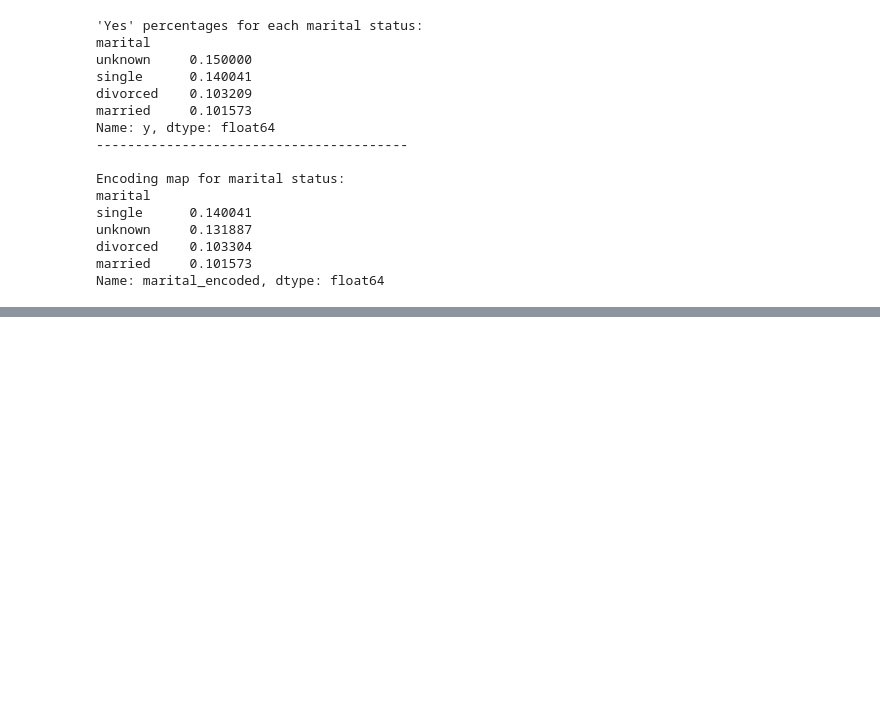
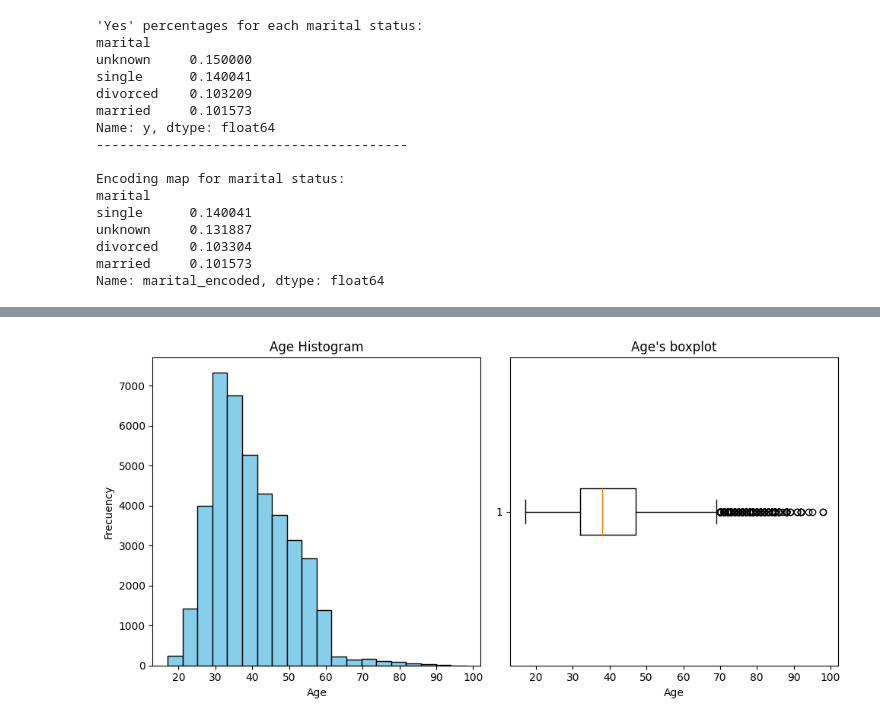
Before and after one commit to GuillePrograma94/ML-Exercise, a Jupyter notebook: src/explore.ipynb, the cells around one changed output, grey strips where cells are left out. Cells and saved outputs as stored; diff of their text form; code cells hidden in the pictures; blank space fills up the shorter version.

```diff
--- a/src/explore.ipynb
+++ b/src/explore.ipynb
@@ -706,0 +793,2 @@ df['housing'].value_counts()
+# %%
+df.drop(columns = ["education"], inplace = True)
@@ -706,0 +811,6 @@ df['housing'].value_counts()
+# %%
+# Crear el diccionario de mapeo
+mapping = {'cellular': 1, 'telephone': 0}
+
+# Aplicar el mapeo a la columna 'contact'
+df['contact'] = df['contact'].map(mapping)
@@ -706,0 +833,4 @@ df['housing'].value_counts()
+# %%
+df['y'] = df['y'].map({'no': 0, 'yes': 1})
+
+df.head()
@@ -706,0 +864,20 @@ df['housing'].value_counts()
+# %%
+# We create a figure with two subplots (one for histosgram and another for the boxplot)
+fig, ax = plt.subplots(1, 2, figsize = (10,5))
+
+# We create the histogram for the first subplot.
+ax[0].hist(df['age'], bins = 20, color='skyblue', edgecolor = 'black')
+ax[0].set_title('Age Histogram')
+ax[0].set_xlabel("Age")
+ax[0].set_ylabel("Frecuency")
+
+# We create the boxplot content in the second subplot.
+ax[1].boxplot(df['age'], vert = False)
+ax[1].set_title("Age's boxplot")
+ax[1].set_xlabel("Age")
+
+# We display the plots.
+plt.tight_layout()
+plt.show()
+# %% [output]
+[figure, added]
```
Also changed, not shown: parts of 28 cells of this notebook.
